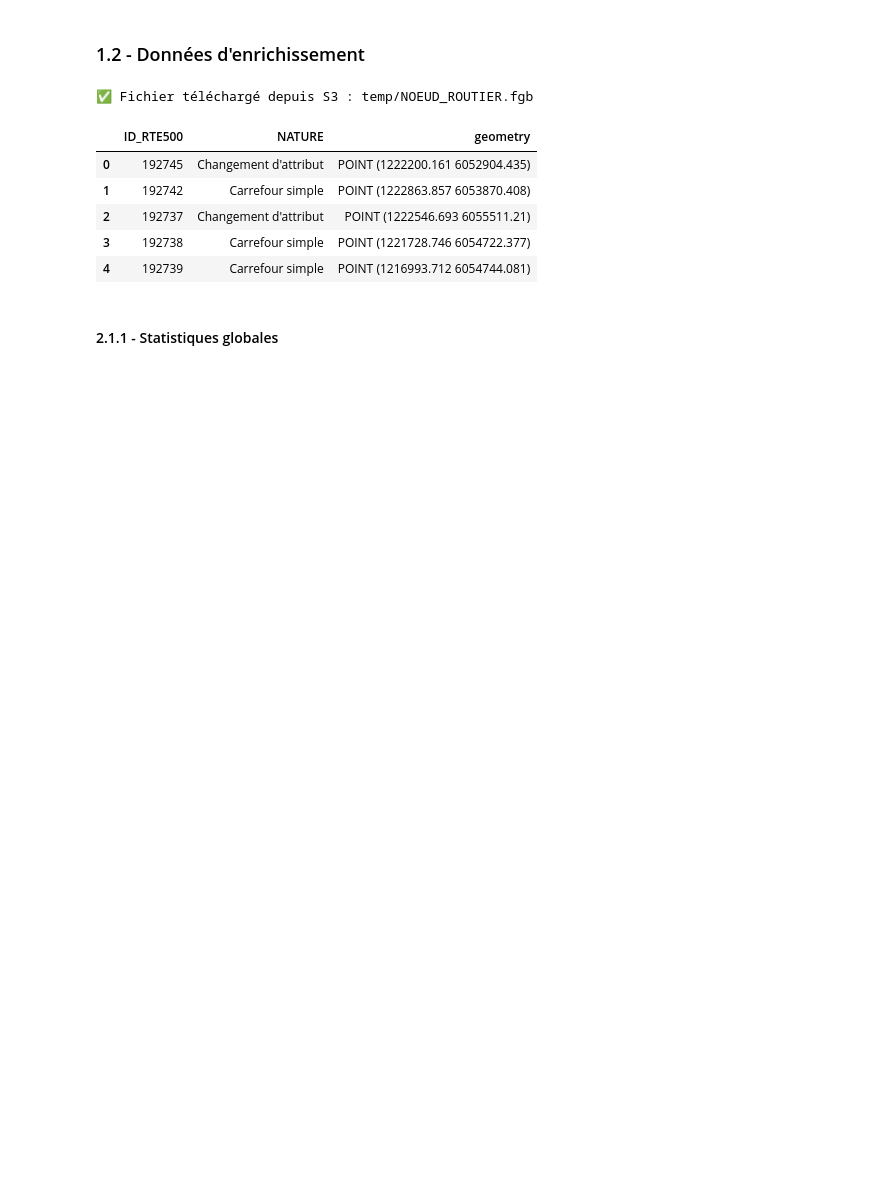
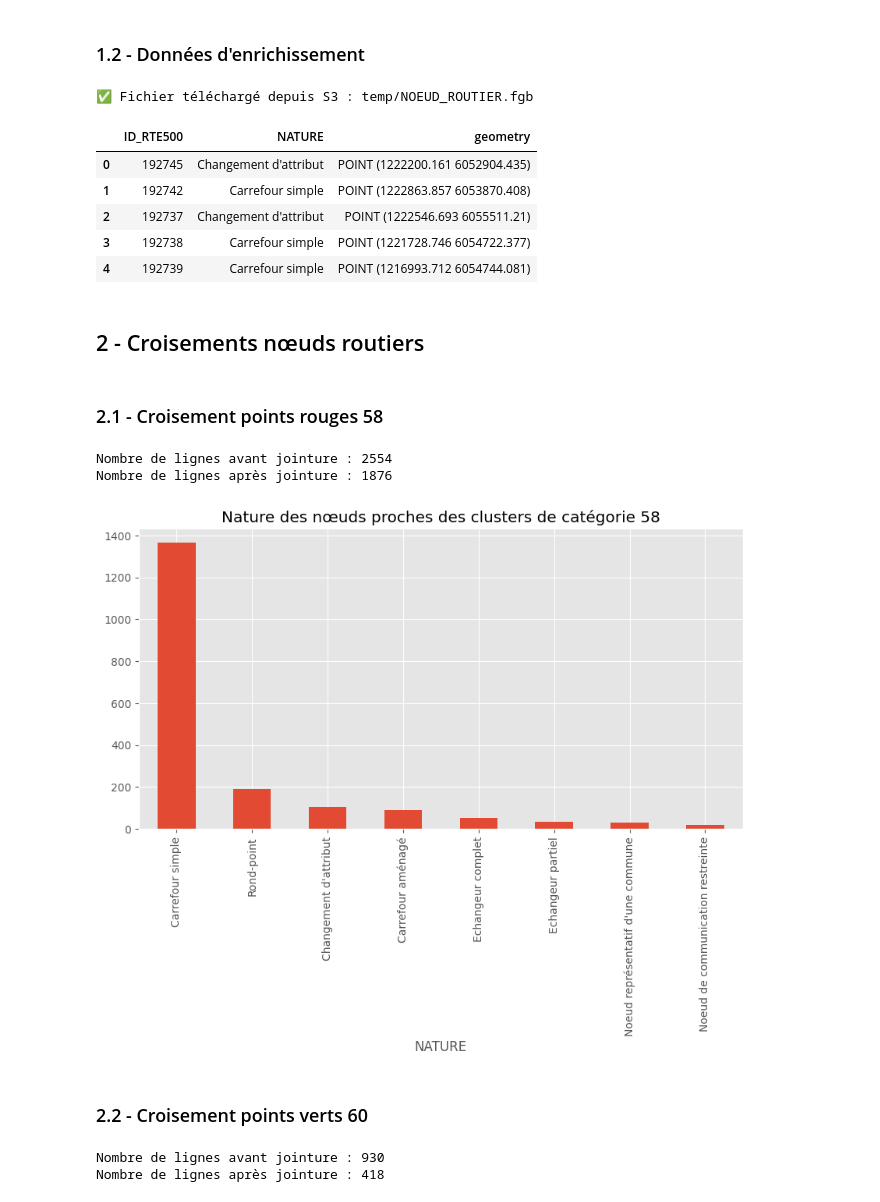
Before and after one commit to dataforgoodfr/offseason_fub, a Jupyter notebook: code/geodata-analysis/croisement_noeuds.ipynb, the cells around one changed output. Cells and saved outputs as stored; diff of their text form; code cells hidden in the pictures; blank space fills up the shorter version.

```diff
--- a/code/geodata-analysis/croisement_noeuds.ipynb
+++ b/code/geodata-analysis/croisement_noeuds.ipynb
@@ -80,4 +79,36 @@ noeud_routier.head()
 | 3 | 192738 | Carrefour simple | POINT (1221728.746 6054722.377) |
 | 4 | 192739 | Carrefour simple | POINT (1216993.712 6054744.081) |
 # %% [markdown]
-#### 2.1.1 - Statistiques globales
+## 2 - Croisements nœuds routiers
+# %%
+gdf_58_2154 = gdf_58.to_crs(epsg=2154).copy()
+gdf_60_2154 = gdf_60.to_crs(epsg=2154).copy()
+noeud_routier_2154 = noeud_routier.to_crs(epsg=2154).copy()
+# %% [markdown]
+### 2.1 - Croisement points rouges 58
+# %%
+cross_node_58 = gpd.sjoin_nearest(
+    gdf_58_2154,
+    noeud_routier_2154,
+    how="left",
+    max_distance=50,
+    lsuffix="velo",
+    rsuffix="noeud",
+    distance_col="dist_m"
+)
+# %%
+print(f"Nombre de lignes avant jointure : {gdf_58_2154.shape[0]}")
+print(f"Nombre de lignes après jointure : {cross_node_58[cross_node_58['index_noeud'].notnull()].shape[0]}")
+# %% [output]
+Nombre de lignes avant jointure : 2554
+Nombre de lignes après jointure : 1876
+# %%
+cn_58_graph = cross_node_58[cross_node_58['index_noeud'].notnull()]
+_ = cn_58_graph.groupby("NATURE").size().reset_index(name='counts').sort_values(by="counts", ascending=False).plot.bar(
+    x="NATURE", y="counts",
+    legend=False, figsize=(10,5),
+    title="Nature des nœuds proches des clusters de catégorie 58")
+# %% [output]
+[figure, added]
+# %% [markdown]
+### 2.2 - Croisement points verts 60
@@ -83,0 +125,6 @@ noeud_routier.head()
+# %%
+print(f"Nombre de lignes avant jointure : {gdf_60_2154.shape[0]}")
+print(f"Nombre de lignes après jointure : {cross_node_60[cross_node_60['index_noeud'].notnull()].shape[0]}")
+# %% [output]
+Nombre de lignes avant jointure : 930
+Nombre de lignes après jointure : 418
```
Also changed, not shown: parts of 9 cells of this notebook.
